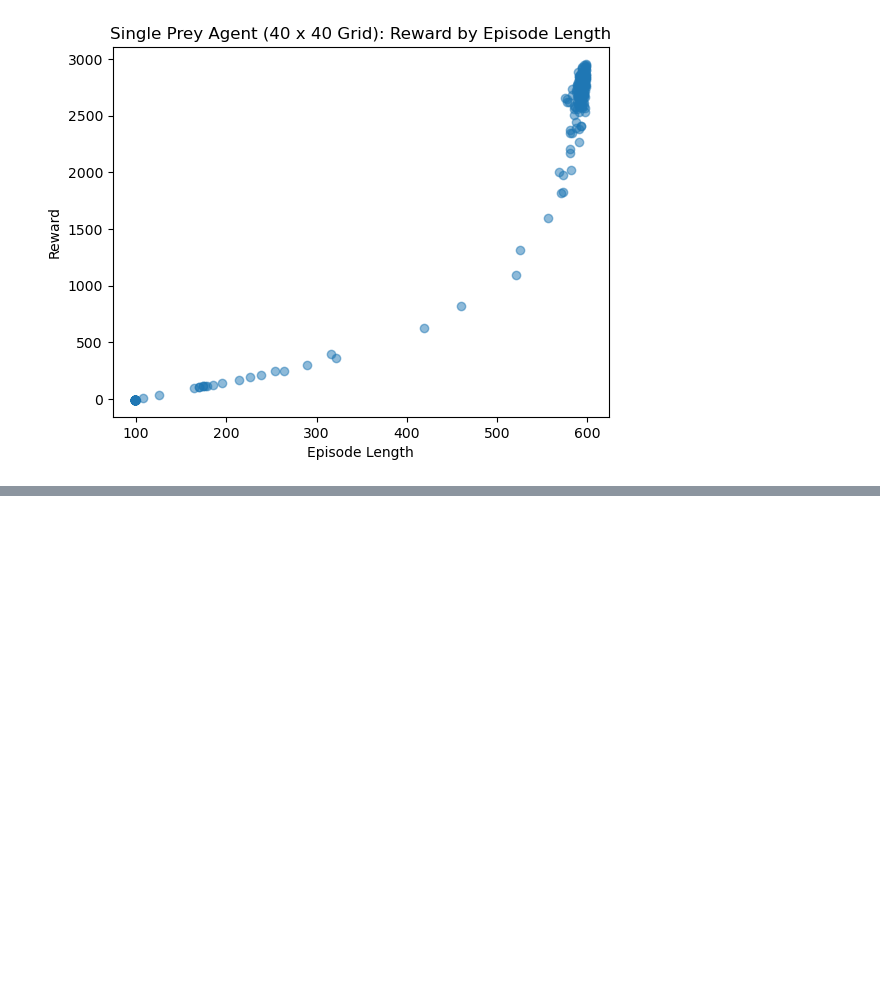
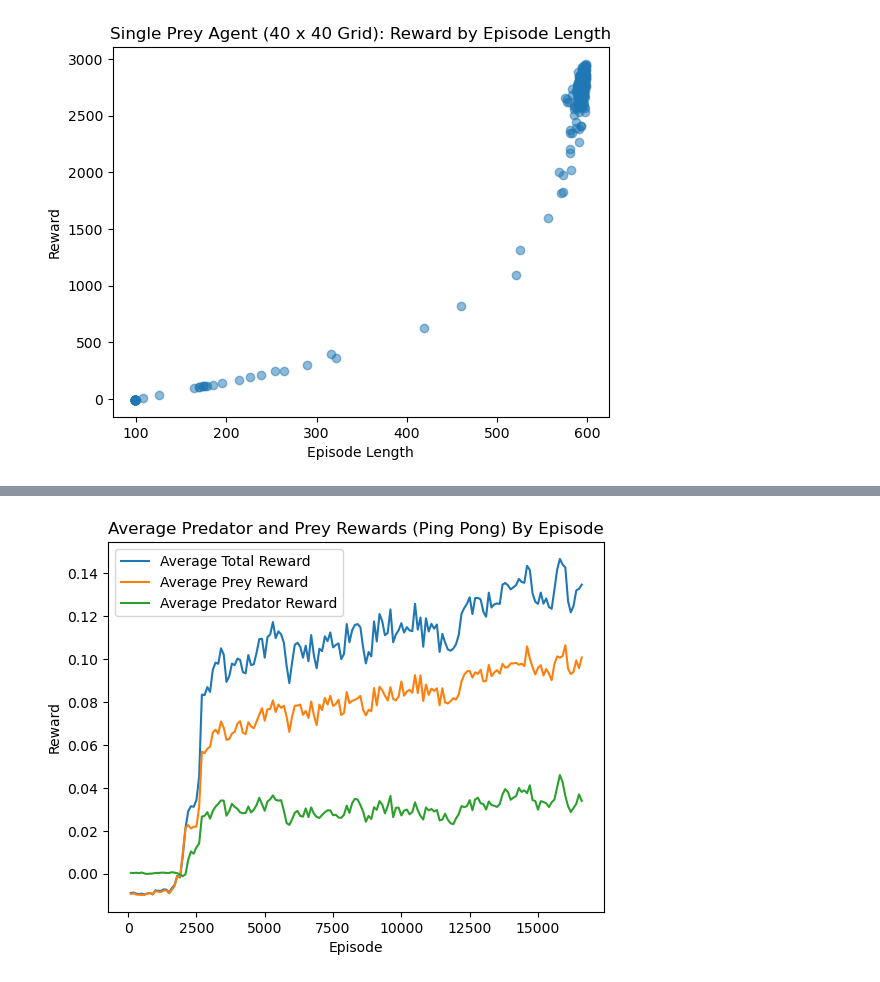
Before and after one commit to GauravB159/PreyPredatorReinforcement, a Jupyter notebook: plots/plots.ipynb, the cells around one changed output, grey strips where cells are left out. Saved outputs shown, nothing was run; the diff lists cells and outputs as text; code cells hidden in the pictures; blank space fills up the shorter version.

```diff
--- a/plots/plots.ipynb
+++ b/plots/plots.ipynb
@@ -72,0 +103,4 @@ scatter_plot_multiple(pp['Average Length'], pp['Average Total Reward'], pp['Aver
+# %%
+pp2 = pandas.read_csv('ppo_log_ma_2.csv')
+pp2['Avg total reward'] = pp2['Avg prey reward'] + pp2['Avg predator reward']
+pp2.head()
@@ -72,0 +114,5 @@ scatter_plot_multiple(pp['Average Length'], pp['Average Total Reward'], pp['Aver
+# %%
+pp2.columns = ['Episode', 'Average Length', 'Total Prey Reward', 'Average Prey Reward',
+               'Total Predator Reward', 'Average Predator Reward', 'Average Total Reward']
+pp2['Total Reward'] = pp2['Total Prey Reward'] + pp2['Total Predator Reward']
+pp2.head()
@@ -72,0 +126,5 @@ scatter_plot_multiple(pp['Average Length'], pp['Average Total Reward'], pp['Aver
+# %%
+line_plot('Average Predator and Prey Rewards (Ping Pong) By Episode', 'Episode', 'Reward',
+          pp2['Episode'], pp2['Average Total Reward'], pp2['Average Prey Reward'], pp2['Average Predator Reward'])
+# %% [output]
+[figure, added]
```
Also changed, not shown: parts of 18 cells of this notebook, 1 other file.
